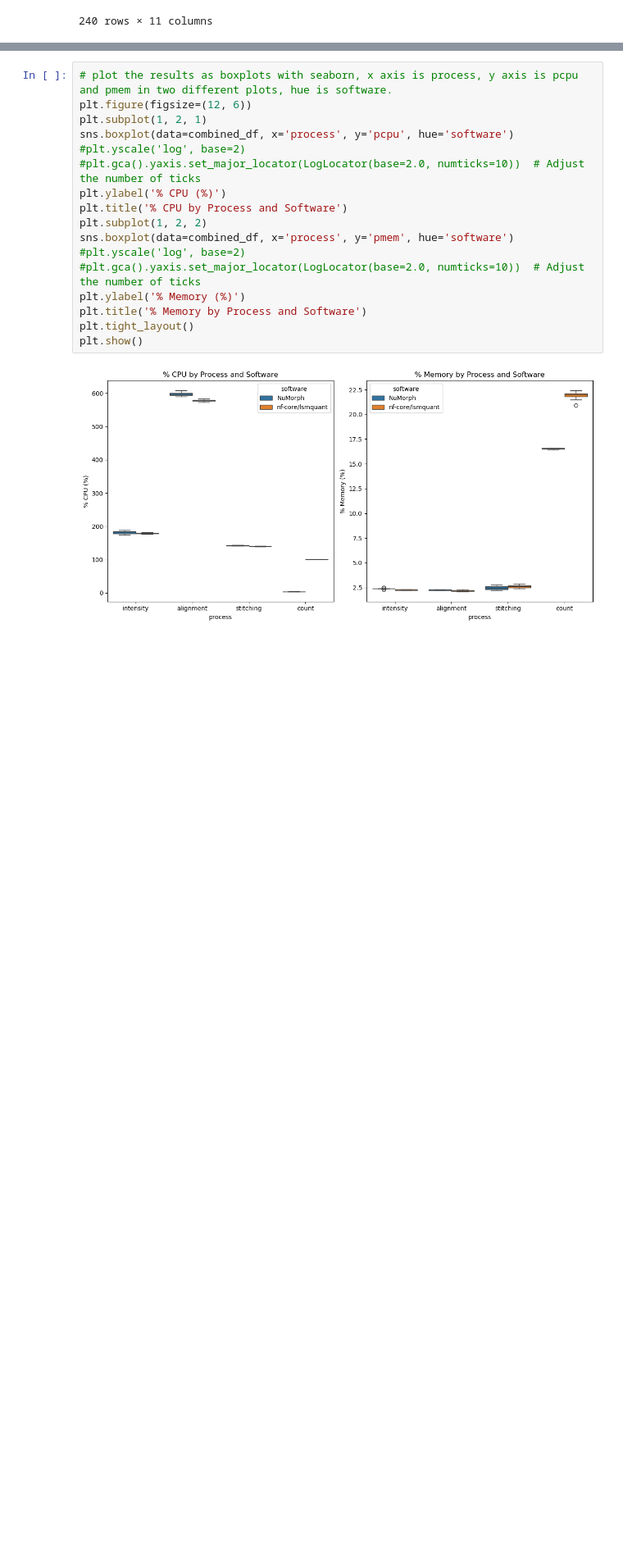
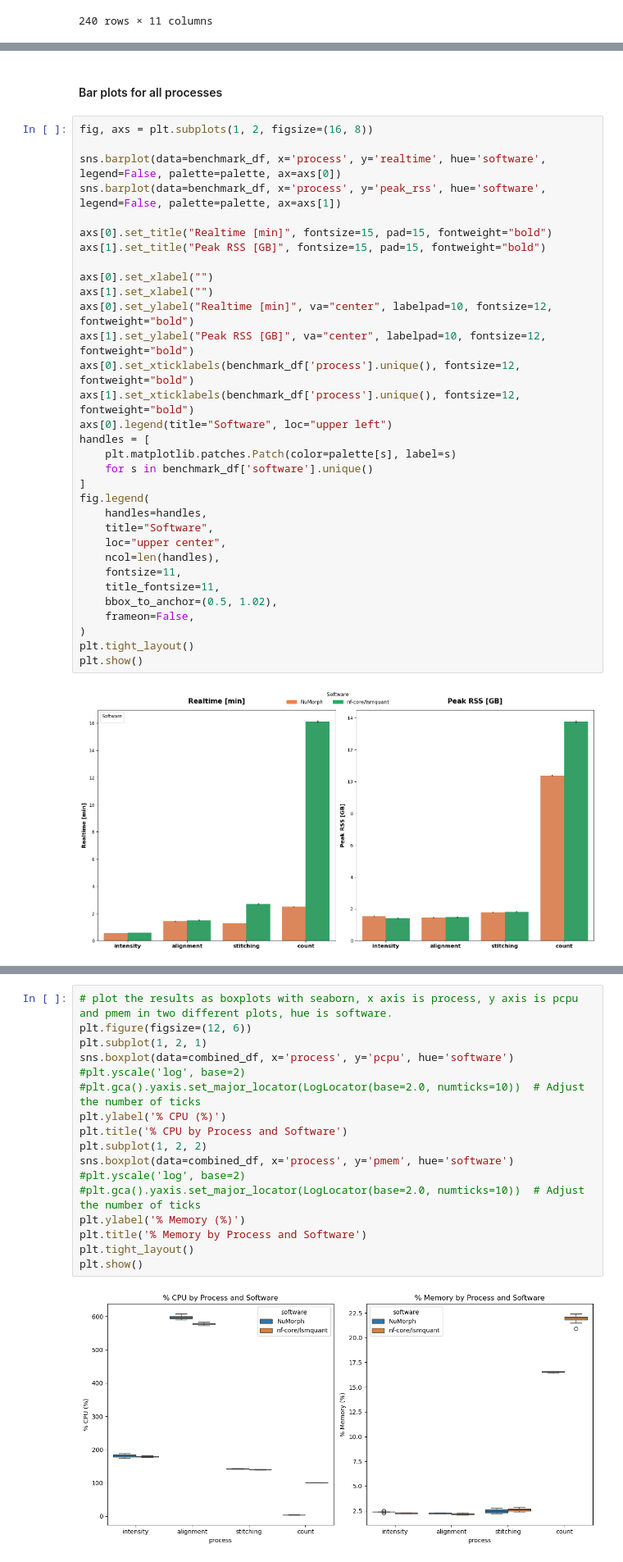
Before and after one commit to CaroAMN/rescue_orphan_code_results, a Jupyter notebook: resource_usage/scaling_results.ipynb, the cells around one changed output, grey strips where cells are left out. Shown at 82% size. Cells and saved outputs as stored; diff of their text form; blank space fills up the shorter version.

```diff
--- a/resource_usage/scaling_results.ipynb
+++ b/resource_usage/scaling_results.ipynb
@@ -518,0 +541,36 @@ plt.show()
+# %% [markdown]
+#### Bar plots for all processes
+# %%
+fig, axs = plt.subplots(1, 2, figsize=(16, 8))
+
+sns.barplot(data=benchmark_df, x='process', y='realtime', hue='software', legend=False, palette=palette, ax=axs[0])
+sns.barplot(data=benchmark_df, x='process', y='peak_rss', hue='software', legend=False, palette=palette, ax=axs[1])
+
+axs[0].set_title("Realtime [min]", fontsize=15, pad=15, fontweight="bold")
+axs[1].set_title("Peak RSS [GB]", fontsize=15, pad=15, fontweight="bold")
+
+axs[0].set_xlabel("")
+axs[1].set_xlabel("")
+axs[0].set_ylabel("Realtime [min]", va="center", labelpad=10, fontsize=12, fontweight="bold")
+axs[1].set_ylabel("Peak RSS [GB]", va="center", labelpad=10, fontsize=12, fontweight="bold")
+axs[0].set_xticklabels(benchmark_df['process'].unique(), fontsize=12, fontweight="bold")
+axs[1].set_xticklabels(benchmark_df['process'].unique(), fontsize=12, fontweight="bold")
+axs[0].legend(title="Software", loc="upper left")
+handles = [
+    plt.matplotlib.patches.Patch(color=palette[s], label=s)
+    for s in benchmark_df['software'].unique()
+]
+fig.legend(
+    handles=handles,
+    title="Software",
+    loc="upper center",
+    ncol=len(handles),
+    fontsize=11,
+    title_fontsize=11,
+    bbox_to_anchor=(0.5, 1.02),
+    frameon=False,
+)
+plt.tight_layout()
+plt.show()
+# %% [output]
+[figure, added]
```
Also changed, not shown: parts of 13 cells of this notebook.
